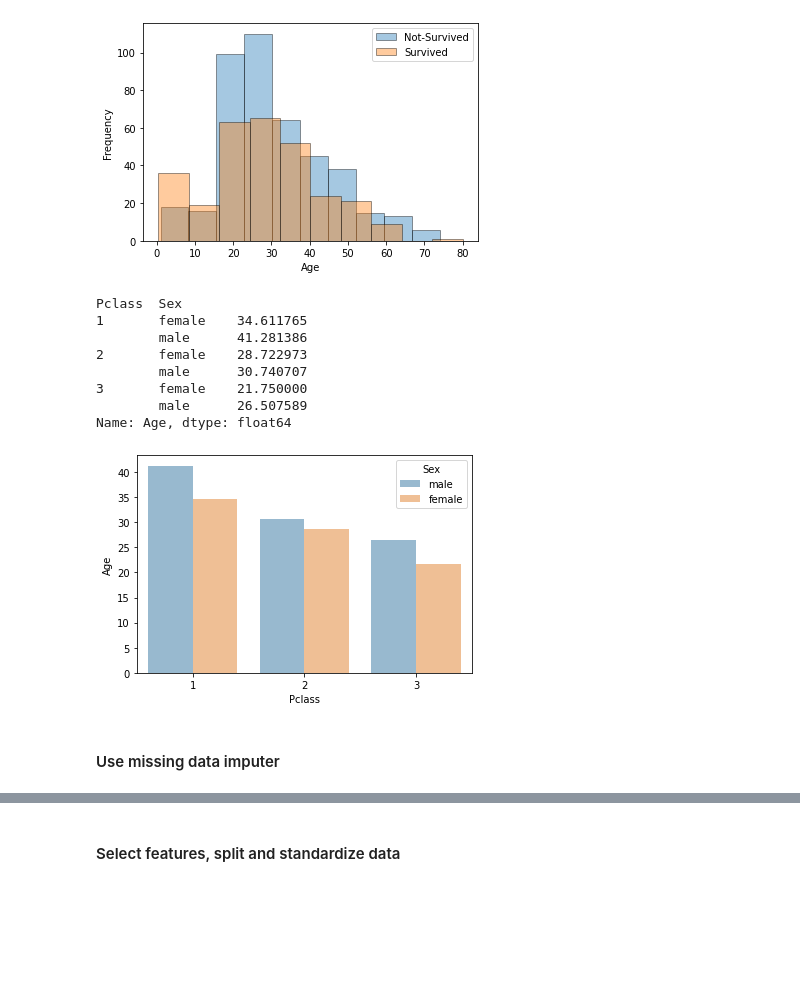
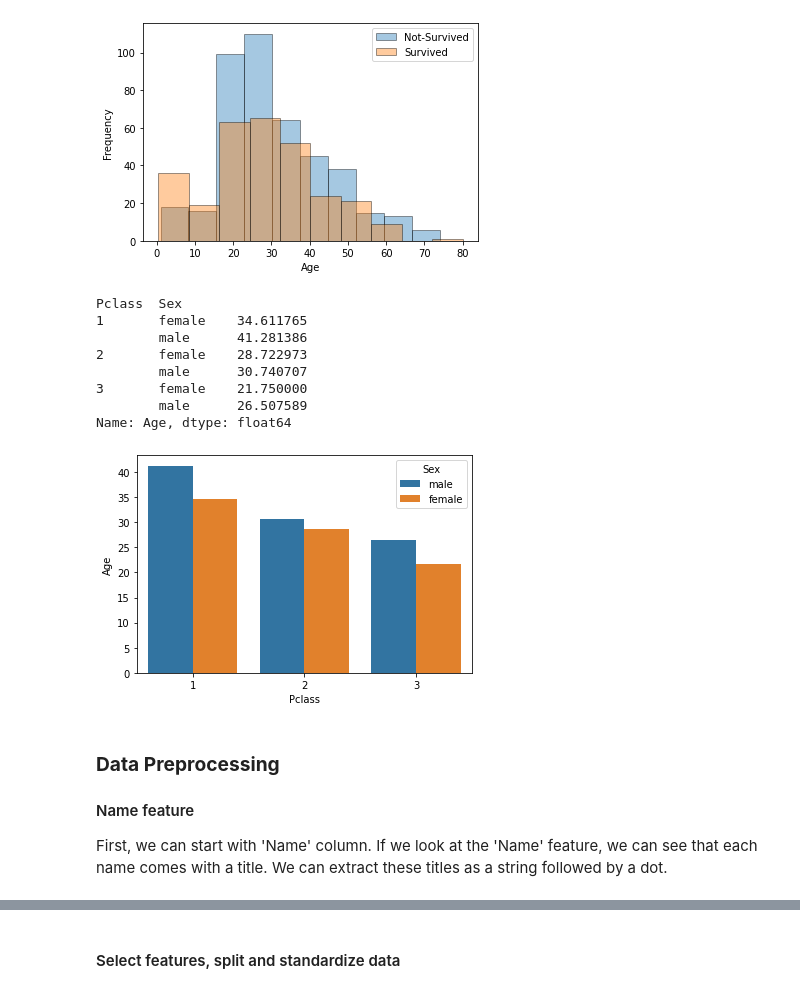
Before and after one commit to zele95/Kaggle_Titanic_ML, a Jupyter notebook: main.ipynb, the cells around one changed output, grey strips where cells are left out. Saved outputs shown, nothing was run; the diff lists cells and outputs as text; code cells hidden in the pictures; blank space fills up the shorter version.

```diff
--- a/main.ipynb
+++ b/main.ipynb
@@ -68,9 +75,11 @@ Besides 'Age', only 'Cabin' and 'Embarked' have missing values. We can inspect t
 # %%
 print(df_train.Embarked.value_counts(dropna = False))
-print(df_train.Cabin.value_counts(dropna = False))
+print(df_train.Name.value_counts(dropna = False))
 print(df_train.Ticket.value_counts(dropna = False))
 
-df_train.drop(columns = ['Cabin','Ticket','Name'],inplace = True)
+df_train.drop(columns = ['Cabin','Ticket'],inplace = True)
+df_test.drop(columns = ['Cabin','Ticket'],inplace = True)
+
 
 df_train.head()
 # %% [output]
@@ -146,18 +155,22 @@ plt.legend(labels=["Not-Survived","Survived"])
 <matplotlib.legend.Legend at 0x...>
 [figure]
 # %%
-sns.barplot(x="Pclass",hue="Sex",y="Age",data=df_train,ci=None,alpha=0.5)
+sns.barplot(x="Pclass",hue="Sex",y="Age",data=df_train,ci=None)
 
 print(df_train.groupby(["Pclass","Sex"]).Age.mean())
 # %% [output]
 Pclass  Sex
 1       female    34.611765
         male      41.281386
 2       female    28.722973
         male      30.740707
 3       female    21.750000
         male      26.507589
 Name: Age, dtype: float64
-[figure, old version]
+[figure, new version]
-# %% [markdown]
-#### Use missing data imputer
+# %% [markdown]
+### **Data Preprocessing**
+
+ #### Name feature
+
+First, we can start with 'Name' column. If we look at the 'Name' feature, we can see that each name comes with a title. We can extract these titles as a string followed by a dot.
```
Also changed, not shown: parts of 37 cells of this notebook, 3 other files.
